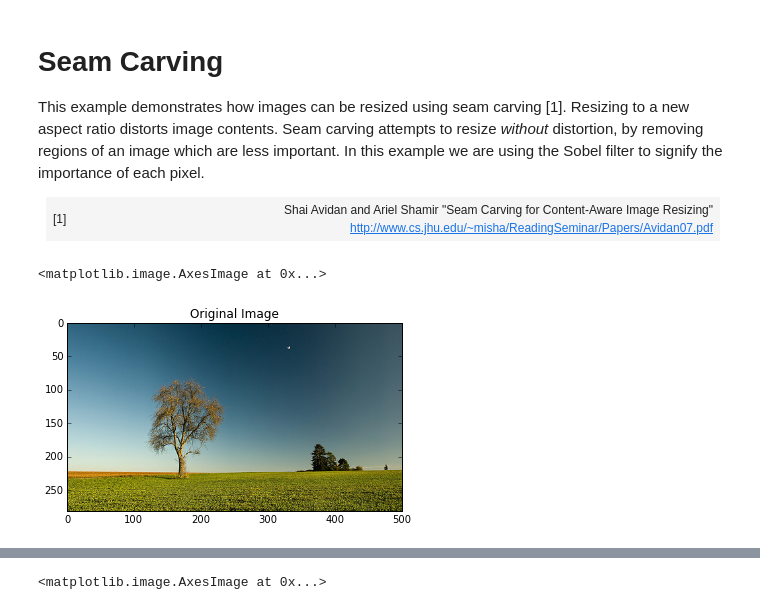
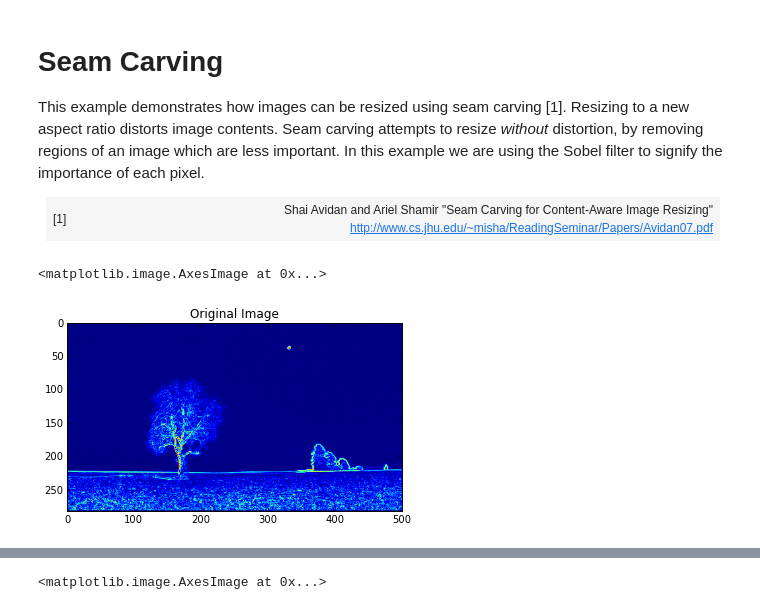
Before and after one commit to cnavas88/Image-Processing, a Jupyter notebook: practica3/plot_seam_carving.ipynb, the cells around one changed output, grey strips where cells are left out. Saved outputs shown, nothing was run; the diff lists cells and outputs as text; code cells hidden in the pictures.

```diff
--- a/practica3/plot_seam_carving.ipynb
+++ b/practica3/plot_seam_carving.ipynb
@@ -20,22 +20,22 @@ importance of each pixel.</p>
 # %%
 from skimage import data, draw
 from skimage import transform, util
 import numpy as np
 from skimage import filters, color
 from matplotlib import pyplot as plt
 from PIL import Image, ImageDraw, ImageEnhance
 
 hl_color = np.array([0, 1, 0])
 img = Image.open("countryside.jpg")
 #img = data.rocket()
 img = util.img_as_float(img)
 eimg = filters.sobel(color.rgb2gray(img))
 
 plt.title('Original Image')
-plt.imshow(img)
+plt.imshow(eimg)
 # %% [output]
 <matplotlib.image.AxesImage at 0x...>
-[figure, old version]
+[figure, new version]
 # %% [markdown]
 <div class="document">
 </div>
```
Also changed, not shown: parts of 1 cell of this notebook, 1 other file.
